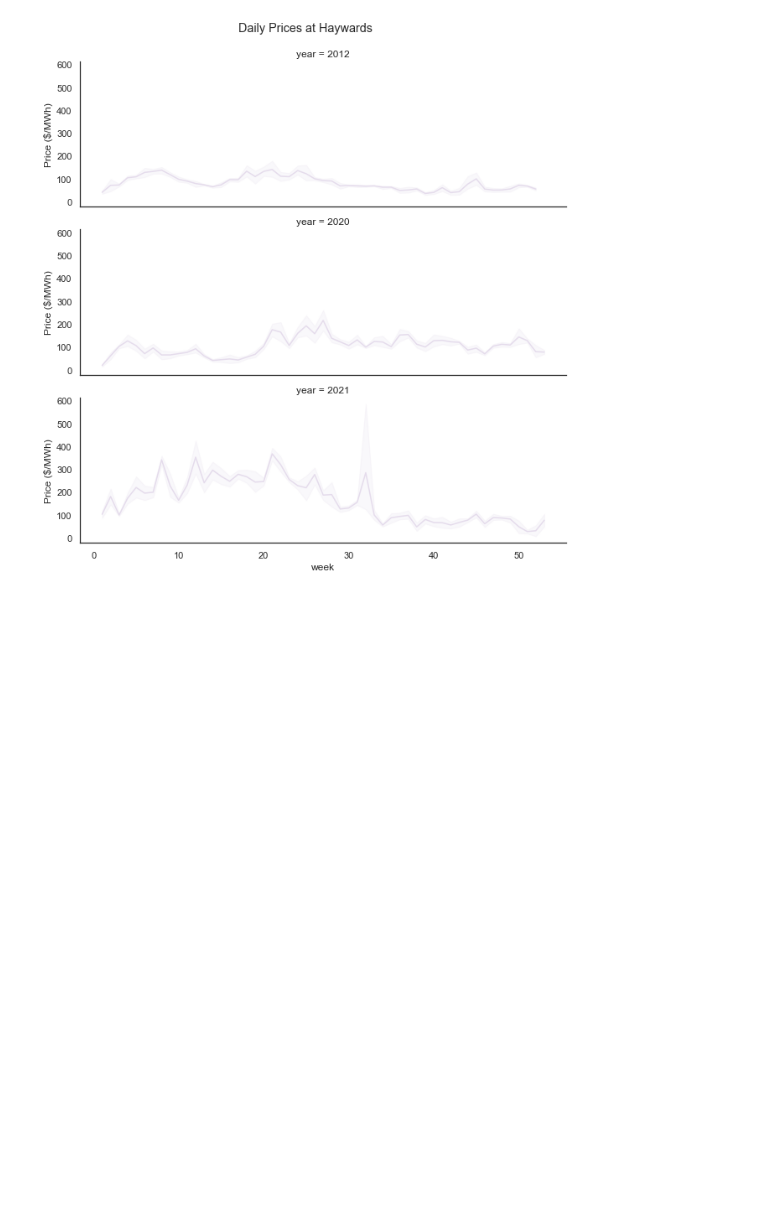
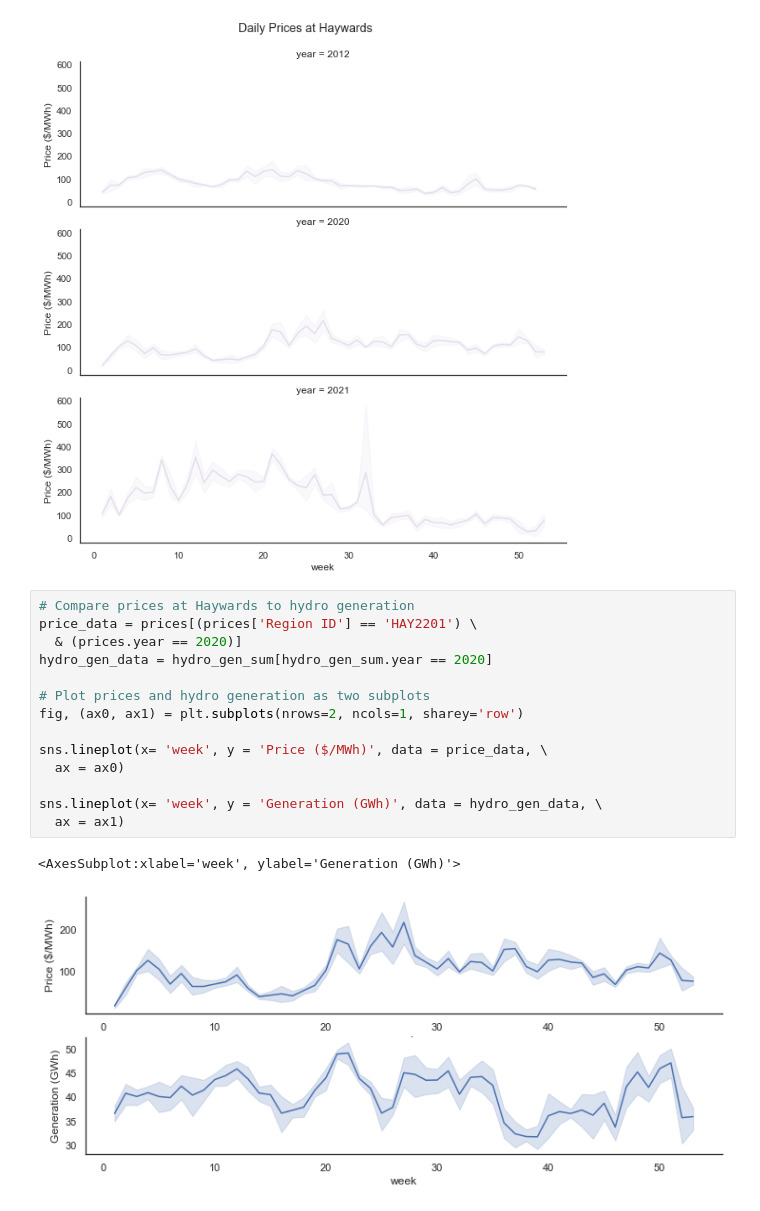
Before and after one commit to steve-dev90/seaborn_examples, a Jupyter notebook: seaborn.ipynb, the cells around one changed output. Drawn from its saved outputs; the diff is of its cells as text; blank space fills up the shorter version.

```diff
--- a/seaborn.ipynb
+++ b/seaborn.ipynb
@@ -103,3 +127,20 @@ g.fig.suptitle('Daily Prices at Haywards', y =1.03)
 plt.show()
 # %% [output]
 [figure]
+# %%
+# Compare prices at Haywards to hydro generation
+price_data = prices[(prices['Region ID'] == 'HAY2201') \
+  & (prices.year == 2020)]
+hydro_gen_data = hydro_gen_sum[hydro_gen_sum.year == 2020]
+
+# Plot prices and hydro generation as two subplots
+fig, (ax0, ax1) = plt.subplots(nrows=2, ncols=1, sharey='row')
+
+sns.lineplot(x= 'week', y = 'Price ($/MWh)', data = price_data, \
+  ax = ax0)
+
+sns.lineplot(x= 'week', y = 'Generation (GWh)', data = hydro_gen_data, \
+  ax = ax1)
+# %% [output]
+<AxesSubplot:xlabel='week', ylabel='Generation (GWh)'>
+[figure, added]
```
Also changed, not shown: parts of 7 cells of this notebook.
